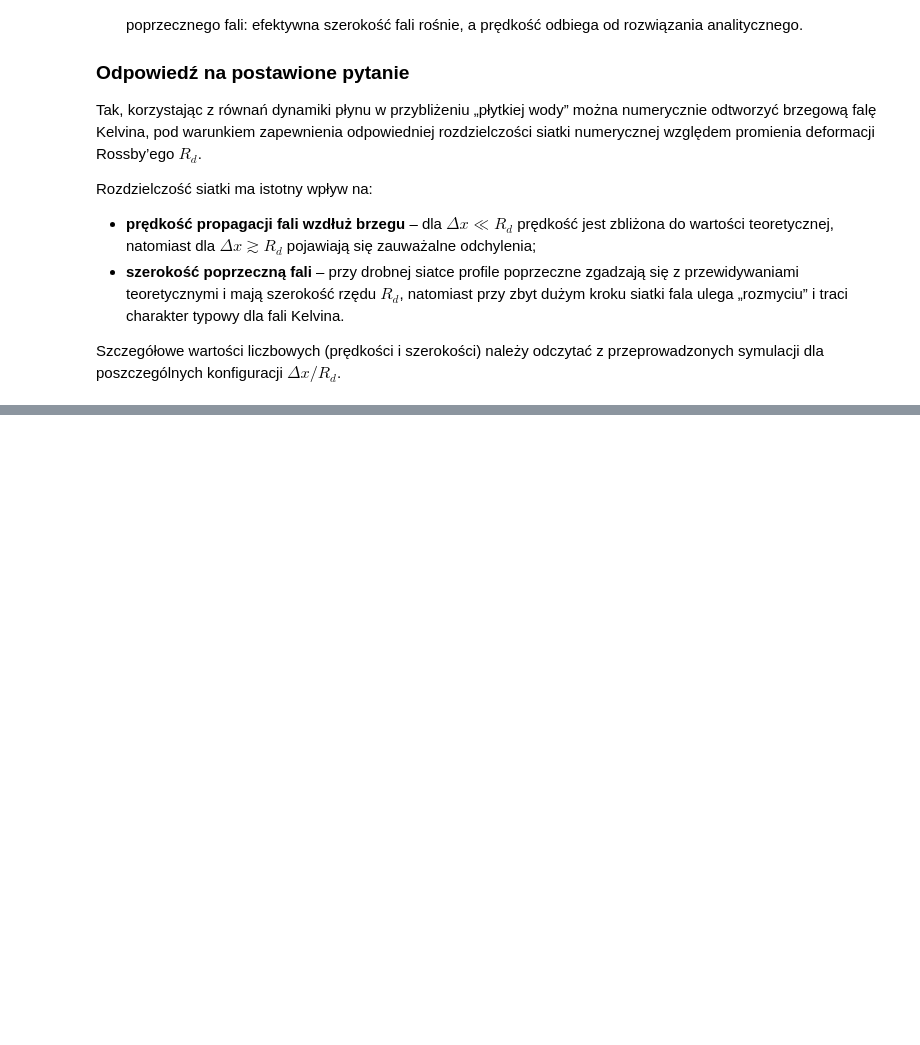
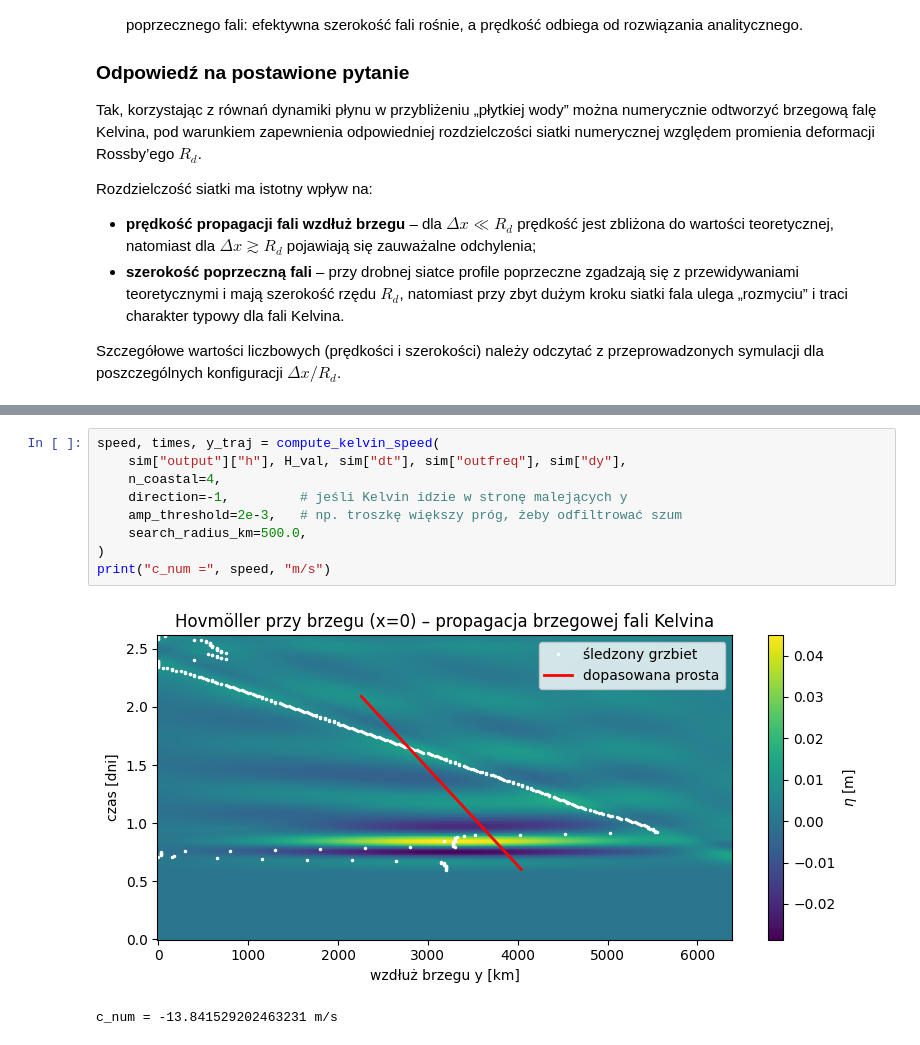
Before and after one commit to MUPAGH2025/0mroz, a Jupyter notebook: kelvin.ipynb, the cells around one changed output, grey strips where cells are left out. Drawn from its saved outputs; the diff is of its cells as text; blank space fills up the shorter version.

```diff
--- a/kelvin.ipynb
+++ b/kelvin.ipynb
@@ -931,0 +1153,12 @@ $\Delta x / R_d$.
+# %%
+speed, times, y_traj = compute_kelvin_speed(
+    sim["output"]["h"], H_val, sim["dt"], sim["outfreq"], sim["dy"],
+    n_coastal=4,
+    direction=-1,         # jeśli Kelvin idzie w stronę malejących y
+    amp_threshold=2e-3,   # np. troszkę większy próg, żeby odfiltrować szum
+    search_radius_km=500.0,
+)
+print("c_num =", speed, "m/s")
+# %% [output]
+[figure, added]
+c_num = -13.841529202463231 m/s
```
Also changed, not shown: parts of 12 cells of this notebook.
